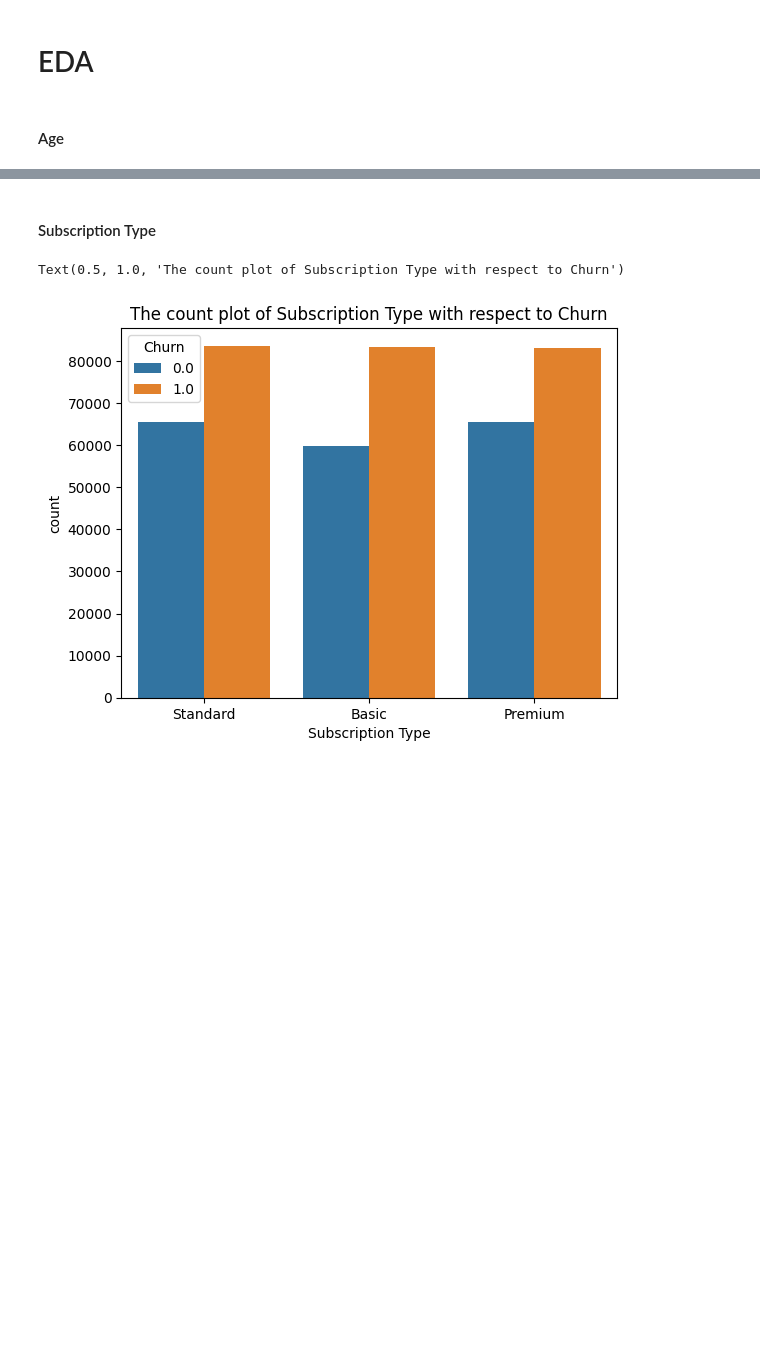
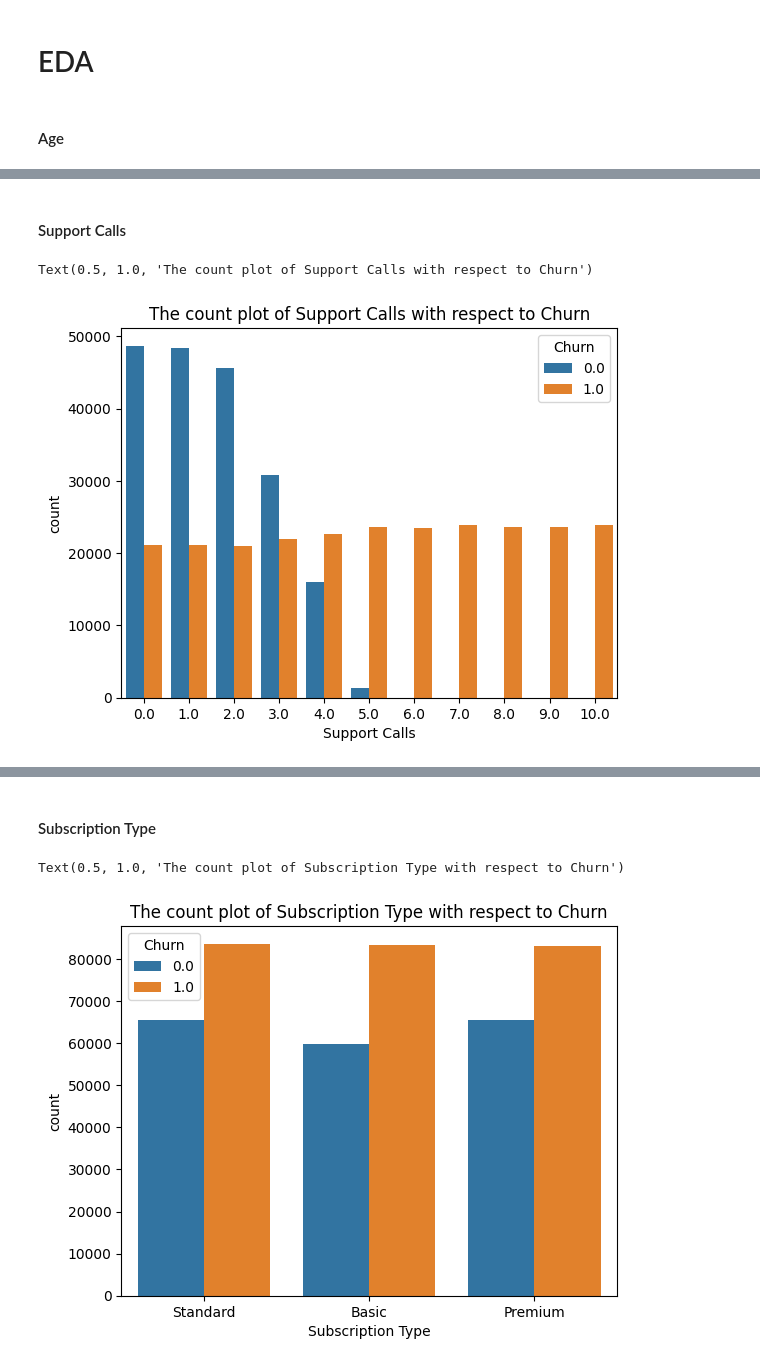
Before and after one commit to Alwin-Sajan/Churn-Project, a Jupyter notebook: Churn_Project.ipynb, the cells around one changed output, grey strips where cells are left out. Drawn from its saved outputs; the diff is of its cells as text; code cells hidden in the pictures; blank space fills up the shorter version.

```diff
--- a/Churn_Project.ipynb
+++ b/Churn_Project.ipynb
@@ -137,0 +163,11 @@ sns.barplot(data=df,x='Age',y='Churn',hue='Gender')
+# %% [markdown]
+#### Support Calls
+# %%
+target_name = "Churn"
+particular_column = "Support Calls"
+
+sns.countplot(data = df , x = particular_column , hue = target_name )
+plt.title(f'The count plot of {particular_column} with respect to {target_name}')
+# %% [output]
+Text(0.5, 1.0, 'The count plot of Support Calls with respect to Churn')
+[figure, added]
```
Also changed, not shown: parts of 20 cells of this notebook.
